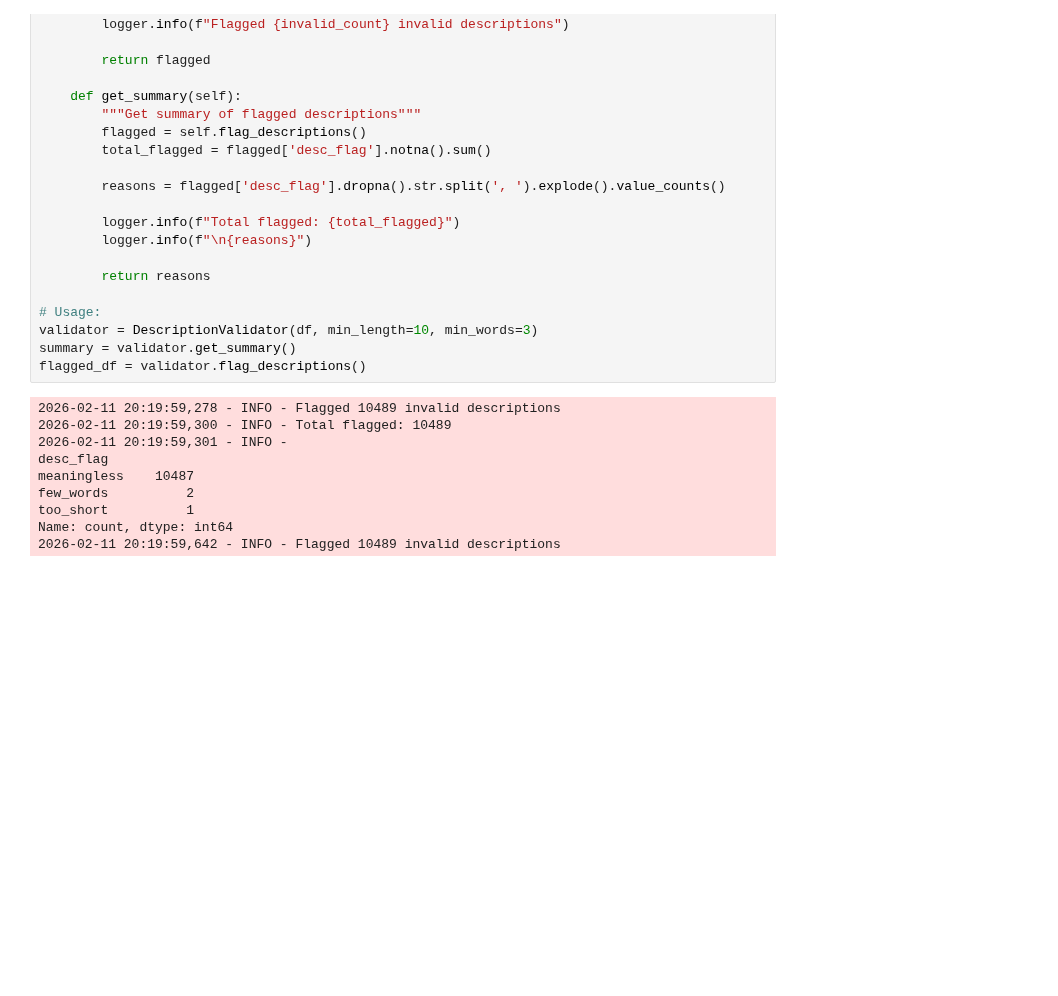
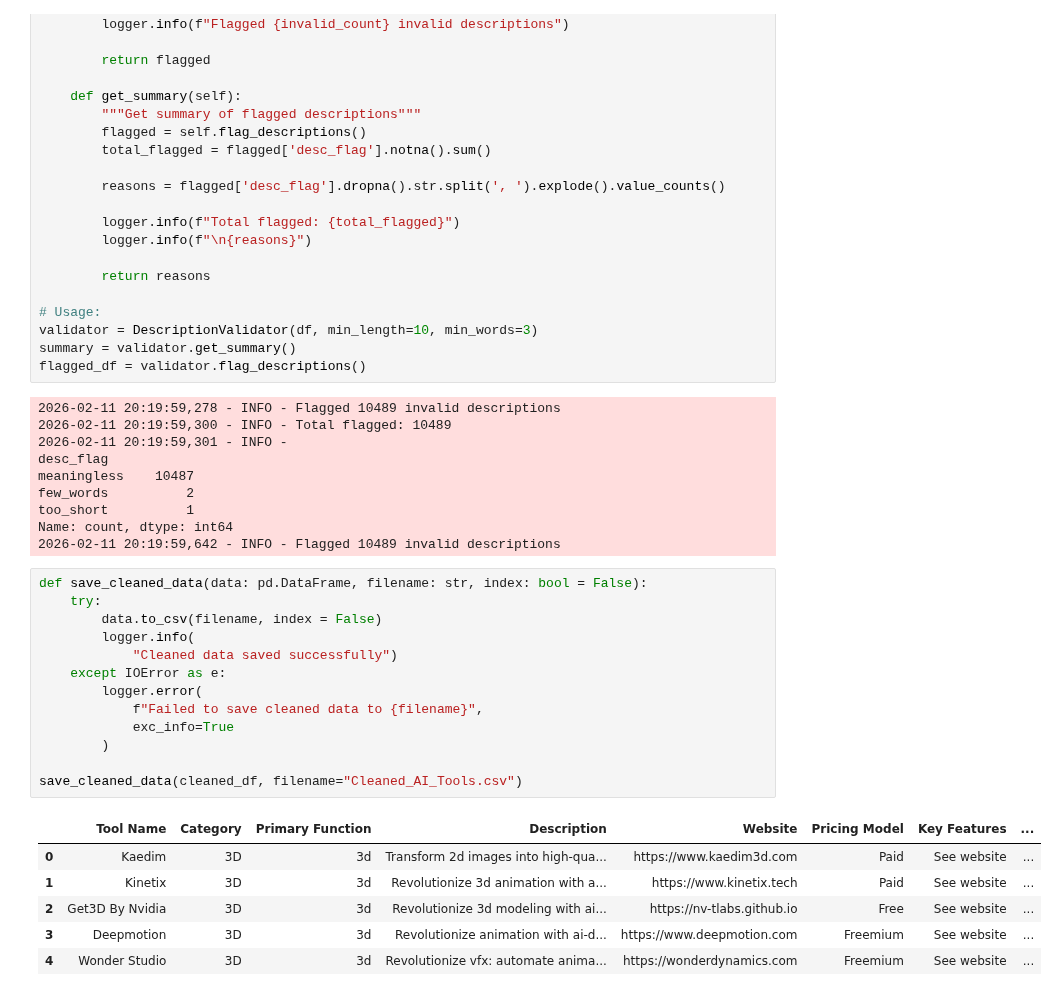
Before and after one commit to KudoroEsther/Files_Deep_Learning, a Jupyter notebook: NeuraGuide/Data_validation.ipynb, the cells around one changed output. Saved outputs shown, nothing was run; the diff lists cells and outputs as text; blank space fills up the shorter version.

```diff
--- a/NeuraGuide/Data_validation.ipynb
+++ b/NeuraGuide/Data_validation.ipynb
@@ -719,3 +719,23 @@ few_words          2
 too_short          1
 Name: count, dtype: int64
 2026-02-11 20:19:59,642 - INFO - Flagged 10489 invalid descriptions
+# %%
+def save_cleaned_data(data: pd.DataFrame, filename: str, index: bool = False):
+    try:
+        data.to_csv(filename, index = False)
+        logger.info(
+            "Cleaned data saved successfully")
+    except IOError as e:
+        logger.error(
+            f"Failed to save cleaned data to {filename}",
+            exc_info=True
+        )
+
+save_cleaned_data(cleaned_df, filename="Cleaned_AI_Tools.csv")
+# %% [output]
+|  | Tool Name | Category | Primary Function | Description | Website | Pricing Model | Key Features | ... |
+| 0 | Kaedim | 3D | 3d | Transform 2d images into high-qua... | https://www.kaedim3d.com | Paid | See website | ... |
+| 1 | Kinetix | 3D | 3d | Revolutionize 3d animation with a... | https://www.kinetix.tech | Paid | See website | ... |
+| 2 | Get3D By Nvidia | 3D | 3d | Revolutionize 3d modeling with ai... | https://nv-tlabs.github.io | Free | See website | ... |
+| 3 | Deepmotion | 3D | 3d | Revolutionize animation with ai-d... | https://www.deepmotion.com | Freemium | See website | ... |
+| 4 | Wonder Studio | 3D | 3d | Revolutionize vfx: automate anima... | https://wonderdynamics.com | Freemium | See website | ... |
```
Also changed, not shown: parts of 1 cell of this notebook, 1 other file.
